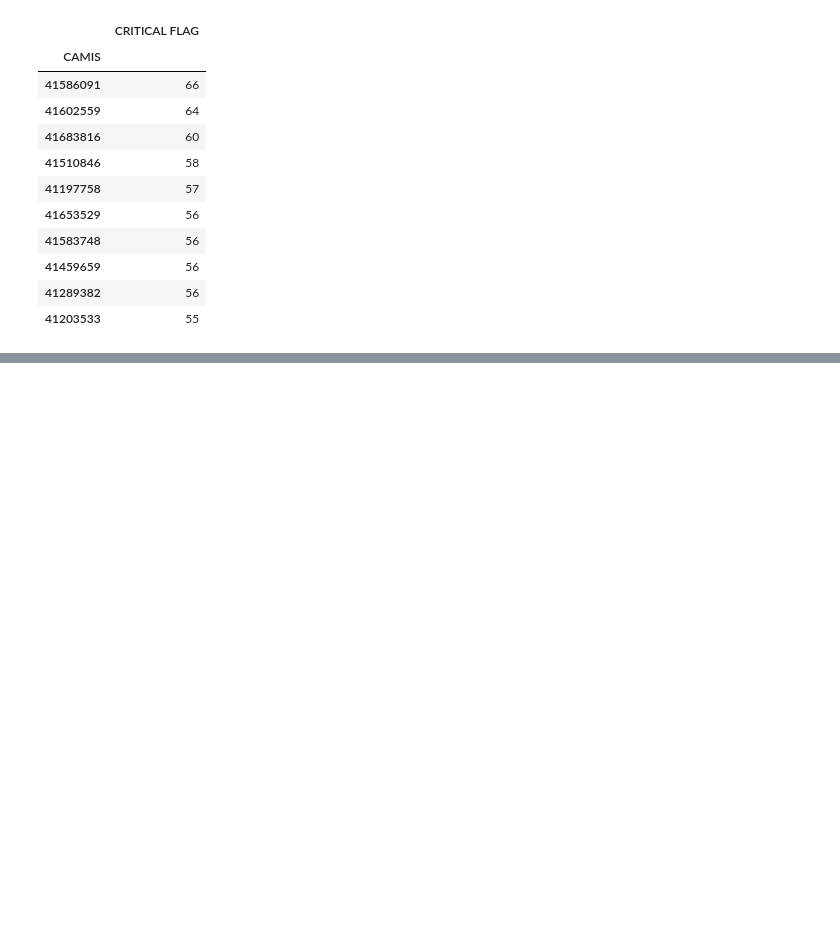
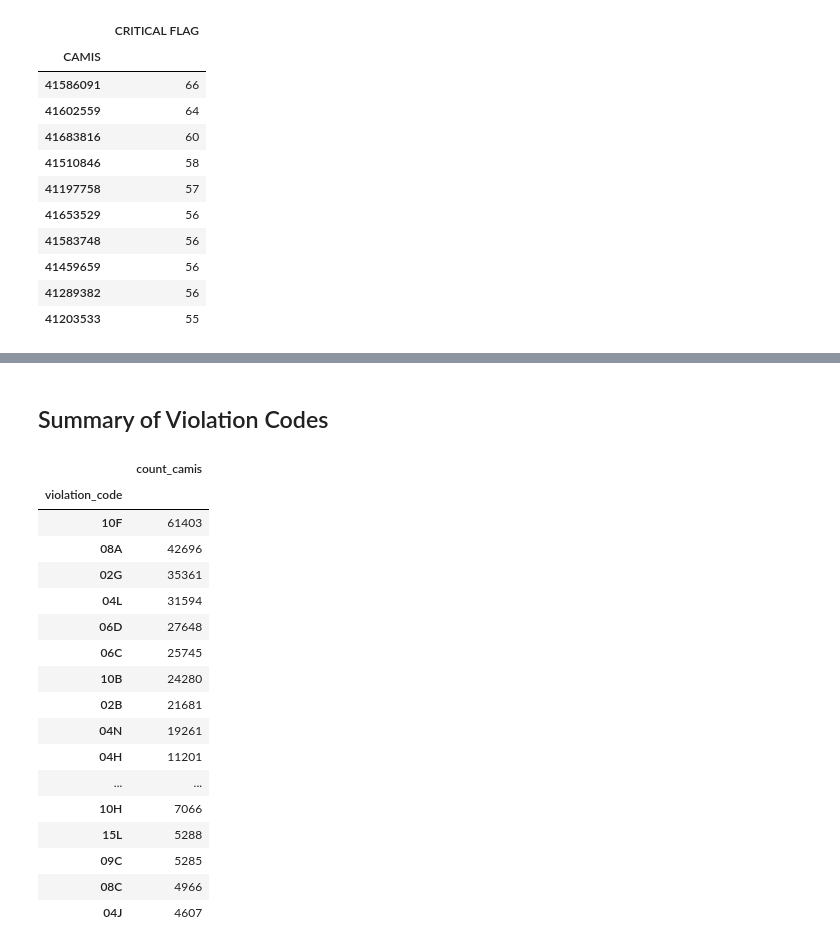
Before and after one commit to brycemcd/pandas-playground, a Jupyter notebook: 2016-06-11-BAM-pandas-NYC_Restaurant_Inspections.ipynb, the cells around one changed output, grey strips where cells are left out. Cells and saved outputs as stored; diff of their text form; code cells hidden in the pictures; blank space fills up the shorter version.

```diff
--- a/2016-06-11-BAM-pandas-NYC_Restaurant_Inspections.ipynb
+++ b/2016-06-11-BAM-pandas-NYC_Restaurant_Inspections.ipynb
@@ -115,0 +142,53 @@ sorted_worst_offenders.head(10)
+# %% [markdown]
+## Summary of Violation Codes
+# %%
+# Here's where I lost it with spaces in the column names. I need to put this up closer to the top
+# and re-key the analysis
+recolumn = {
+    'CAMIS' : 'camis',
+    'DBA': 'dba',
+    'BORO' : 'burough',
+    'BUILDING' : 'bulding',
+    'STREET' : 'street',
+    'ZIPCODE' : 'zipcode',
+    'PHONE' : 'phone',
+    'CUISINE DESCRIPTION' : 'description',
+    'INSPECTION DATE' : 'inspection_date',
+    'ACTION' : 'action',
+    'VIOLATION CODE' : 'violation_code',
+    'VIOLATION DESCRIPTION' : 'violation_desc',
+    'CRITICAL FLAG' : 'critical_flag',
+    'SCORE' : 'score',
+    'GRADE' : 'grade',
+    'GRADE DATE' : 'grade_date',
+    'RECORD DATE' : 'record_date',
+    'INSPECTION TYPE' : 'inspection_type'
+}
+all_data.rename(columns=recolumn, inplace=True)
+
+top_violations = all_data[['camis','violation_code']]. \
+    groupby(['violation_code']). \
+    count(). \
+    add_prefix('count_'). \
+    sort_values(by='count_camis', ascending=False) \
+    .head(20)
+top_violations
+# %% [output]
+|  | count_camis |
+| violation_code |  |
+| 10F | 61403 |
+| 08A | 42696 |
+| 02G | 35361 |
+| 04L | 31594 |
+| 06D | 27648 |
+| 06C | 25745 |
+| 10B | 24280 |
+| 02B | 21681 |
+| 04N | 19261 |
+| 04H | 11201 |
+| ... | ... |
+| 10H | 7066 |
+| 15L | 5288 |
+| 09C | 5285 |
+| 08C | 4966 |
+| 04J | 4607 |
```
Also changed, not shown: parts of 2 cells of this notebook.
